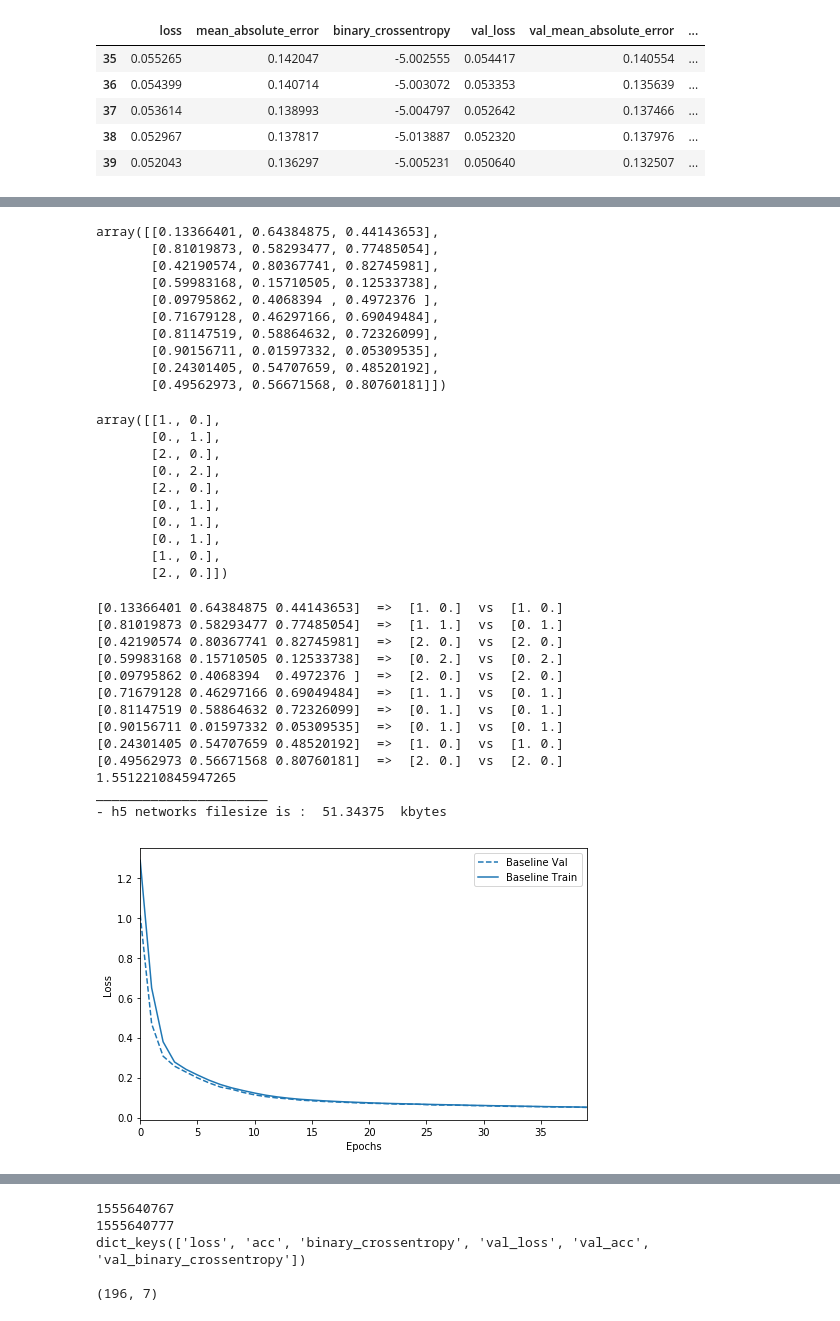
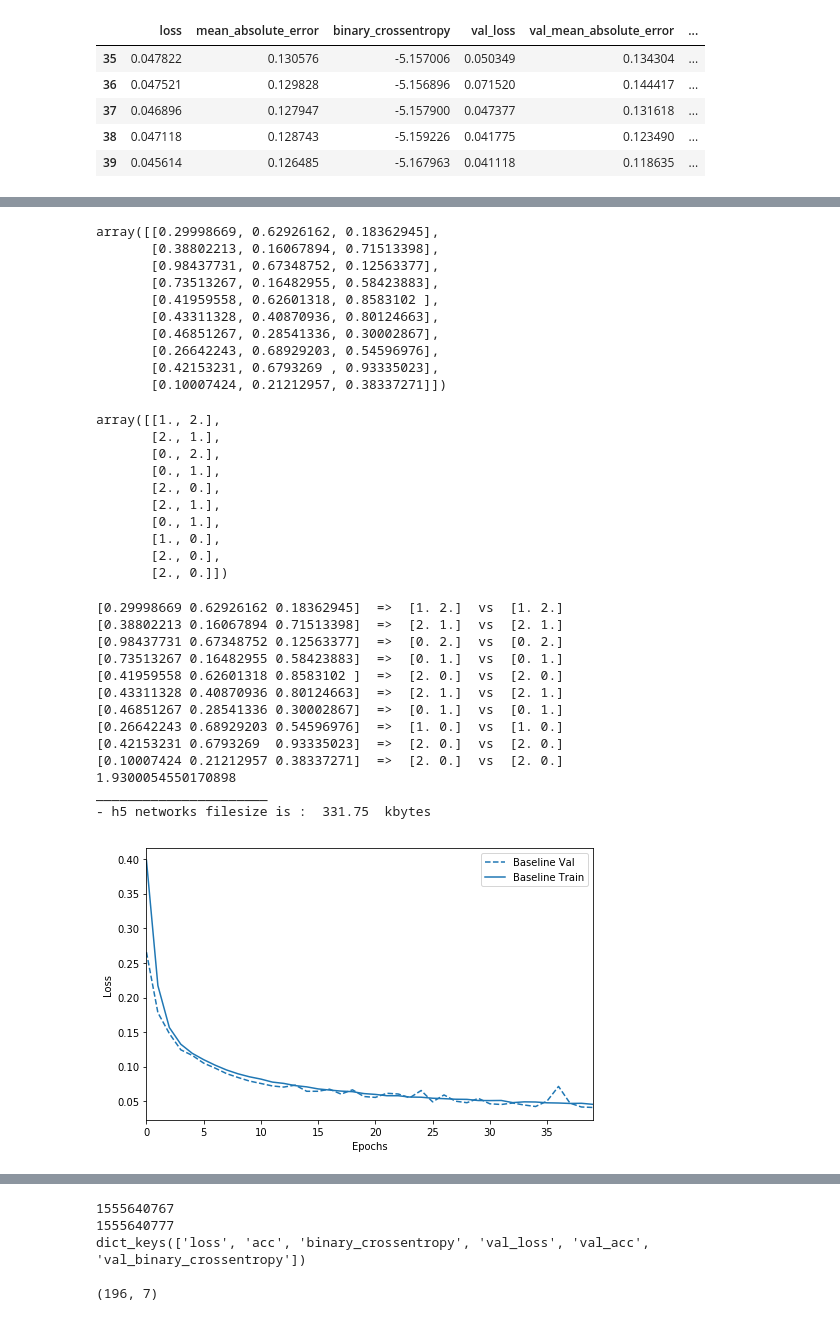
Before and after one commit to tlqtangok/tf2, a Jupyter notebook: tf_2_0_gpu_demo.ipynb, the cells around one changed output, grey strips where cells are left out. Saved outputs shown, nothing was run; the diff lists cells and outputs as text; code cells hidden in the pictures.

```diff
--- a/tf_2_0_gpu_demo.ipynb
+++ b/tf_2_0_gpu_demo.ipynb
@@ -48,4 +350,5 @@ Requirement already satisfied: setuptools in /usr/local/lib/python3.6/dist-packa
 # %%
+# predict the idx of max , min
 
 from __future__ import absolute_import, division, print_function, unicode_literals
 import os
@@ -125,8 +428,8 @@ def gen_model(x_dim, y_dim):
     baseline_model = keras.Sequential([
     # `input_shape` is only required here so that `.summary` works.
 #         keras.layers.Dense(8, activation=tf.nn.relu, input_shape=(x_dim,)),
-        keras.layers.Dense(64, input_shape=(x_dim,)),
-         keras.layers.Dense(8, activation="linear"),
+        keras.layers.Dense(128, input_shape=(x_dim,)),
+         keras.layers.Dense(128, activation="linear"),
 
 
         keras.layers.Dense(64, activation="relu"),
@@ -137,7 +440,7 @@ def gen_model(x_dim, y_dim):
     ])
 
 
-#     baseline_model.summary()
+    baseline_model.summary()
 #     opt = tf.train.AdamOptimizer(learning_rate=0.001)
 
 #     baseline_model.compile(
@@ -292,8 +595,8 @@ dict_keys(['loss', 'mean_absolute_error', 'binary_crossentropy', 'val_loss', 'va
 
 (40, 7)
 |  | loss | mean_absolute_error | binary_crossentropy | val_loss | val_mean_absolute_error | ... |
-| 35 | 0.055265 | 0.142047 | -5.002555 | 0.054417 | 0.140554 | ... |
-| 36 | 0.054399 | 0.140714 | -5.003072 | 0.053353 | 0.135639 | ... |
-| 37 | 0.053614 | 0.138993 | -5.004797 | 0.052642 | 0.137466 | ... |
-| 38 | 0.052967 | 0.137817 | -5.013887 | 0.052320 | 0.137976 | ... |
-| 39 | 0.052043 | 0.136297 | -5.005231 | 0.050640 | 0.132507 | ... |
+| 35 | 0.047822 | 0.130576 | -5.157006 | 0.050349 | 0.134304 | ... |
+| 36 | 0.047521 | 0.129828 | -5.156896 | 0.071520 | 0.144417 | ... |
+| 37 | 0.046896 | 0.127947 | -5.157900 | 0.047377 | 0.131618 | ... |
+| 38 | 0.047118 | 0.128743 | -5.159226 | 0.041775 | 0.123490 | ... |
+| 39 | 0.045614 | 0.126485 | -5.167963 | 0.041118 | 0.118635 | ... |
@@ -304,38 +607,38 @@ dict_keys(['loss', 'mean_absolute_error', 'binary_crossentropy', 'val_loss', 'va
 ______________________
-array([[0.13366401, 0.64384875, 0.44143653],
-       [0.81019873, 0.58293477, 0.77485054],
-       [0.42190574, 0.80367741, 0.82745981],
-       [0.59983168, 0.15710505, 0.12533738],
-       [0.09795862, 0.4068394 , 0.4972376 ],
-       [0.71679128, 0.46297166, 0.69049484],
-       [0.81147519, 0.58864632, 0.72326099],
-       [0.90156711, 0.01597332, 0.05309535],
-       [0.24301405, 0.54707659, 0.48520192],
-       [0.49562973, 0.56671568, 0.80760181]])
+array([[0.29998669, 0.62926162, 0.18362945],
+       [0.38802213, 0.16067894, 0.71513398],
+       [0.98437731, 0.67348752, 0.12563377],
+       [0.73513267, 0.16482955, 0.58423883],
+       [0.41959558, 0.62601318, 0.8583102 ],
+       [0.43311328, 0.40870936, 0.80124663],
+       [0.46851267, 0.28541336, 0.30002867],
+       [0.26642243, 0.68929203, 0.54596976],
+       [0.42153231, 0.6793269 , 0.93335023],
+       [0.10007424, 0.21212957, 0.38337271]])
-array([[1., 0.],
+array([[1., 2.],
+       [2., 1.],
+       [0., 2.],
        [0., 1.],
        [2., 0.],
-       [0., 2.],
-       [2., 0.],
-       [0., 1.],
-       [0., 1.],
+       [2., 1.],
        [0., 1.],
        [1., 0.],
+       [2., 0.],
        [2., 0.]])
-[0.13366401 0.64384875 0.44143653]  =>  [1. 0.]  vs  [1. 0.]
-[0.81019873 0.58293477 0.77485054]  =>  [1. 1.]  vs  [0. 1.]
-[0.42190574 0.80367741 0.82745981]  =>  [2. 0.]  vs  [2. 0.]
-[0.59983168 0.15710505 0.12533738]  =>  [0. 2.]  vs  [0. 2.]
-[0.09795862 0.4068394  0.4972376 ]  =>  [2. 0.]  vs  [2. 0.]
-[0.71679128 0.46297166 0.69049484]  =>  [1. 1.]  vs  [0. 1.]
-[0.81147519 0.58864632 0.72326099]  =>  [0. 1.]  vs  [0. 1.]
-[0.90156711 0.01597332 0.05309535]  =>  [0. 1.]  vs  [0. 1.]
-[0.24301405 0.54707659 0.48520192]  =>  [1. 0.]  vs  [1. 0.]
-[0.49562973 0.56671568 0.80760181]  =>  [2. 0.]  vs  [2. 0.]
-1.5512210845947265
+[0.29998669 0.62926162 0.18362945]  =>  [1. 2.]  vs  [1. 2.]
+[0.38802213 0.16067894 0.71513398]  =>  [2. 1.]  vs  [2. 1.]
+[0.98437731 0.67348752 0.12563377]  =>  [0. 2.]  vs  [0. 2.]
+[0.73513267 0.16482955 0.58423883]  =>  [0. 1.]  vs  [0. 1.]
+[0.41959558 0.62601318 0.8583102 ]  =>  [2. 0.]  vs  [2. 0.]
+[0.43311328 0.40870936 0.80124663]  =>  [2. 1.]  vs  [2. 1.]
+[0.46851267 0.28541336 0.30002867]  =>  [0. 1.]  vs  [0. 1.]
+[0.26642243 0.68929203 0.54596976]  =>  [1. 0.]  vs  [1. 0.]
+[0.42153231 0.6793269  0.93335023]  =>  [2. 0.]  vs  [2. 0.]
+[0.10007424 0.21212957 0.38337271]  =>  [2. 0.]  vs  [2. 0.]
+1.9300054550170898
 ______________________
-- h5 networks filesize is :  51.34375  kbytes
+- h5 networks filesize is :  331.75  kbytes
-[figure, old version]
+[figure, new version]
 # %%
 %%time
 from __future__ import absolute_import, division, print_function, unicode_literals
```
Also changed, not shown: parts of 4 cells of this notebook.
